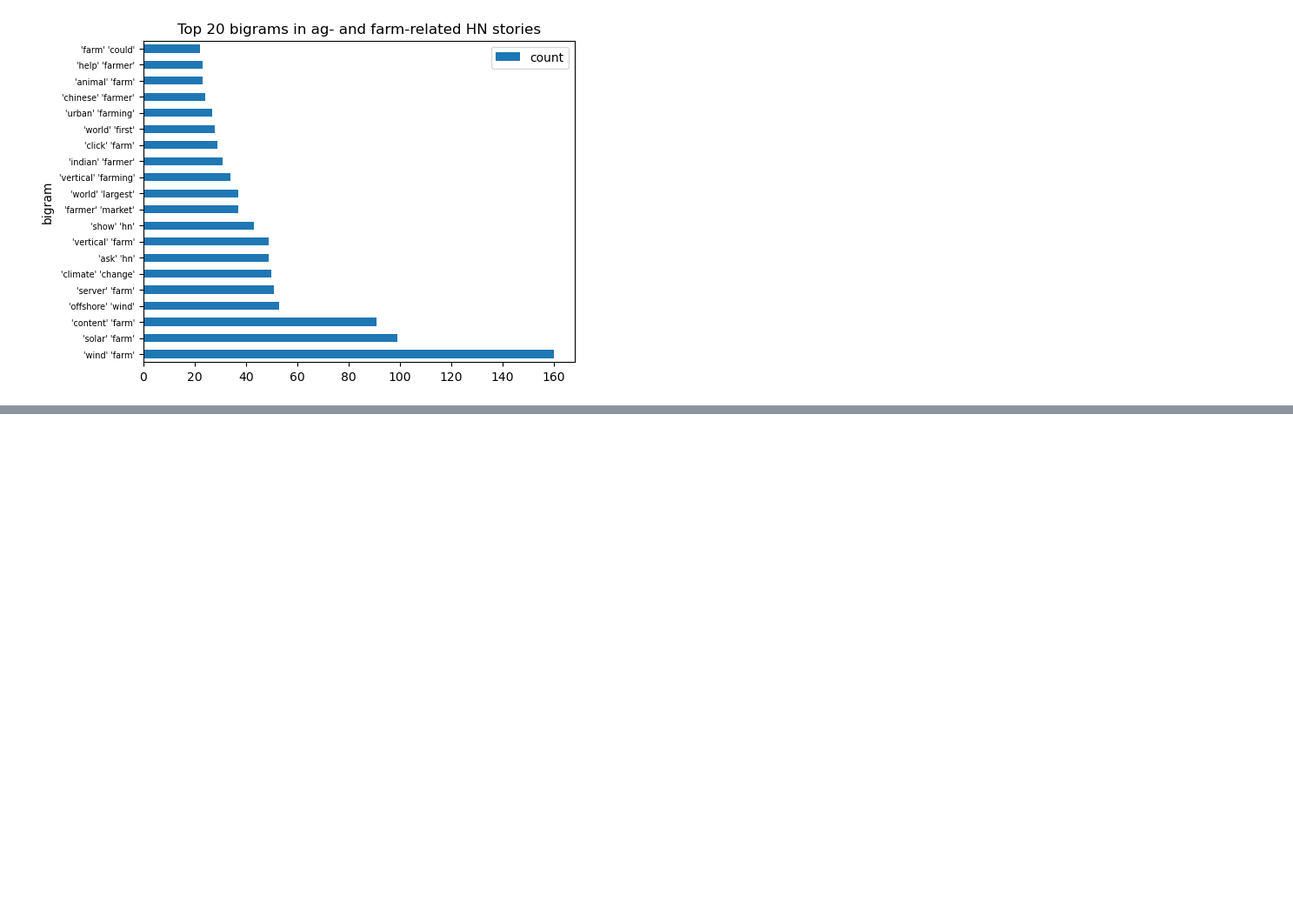
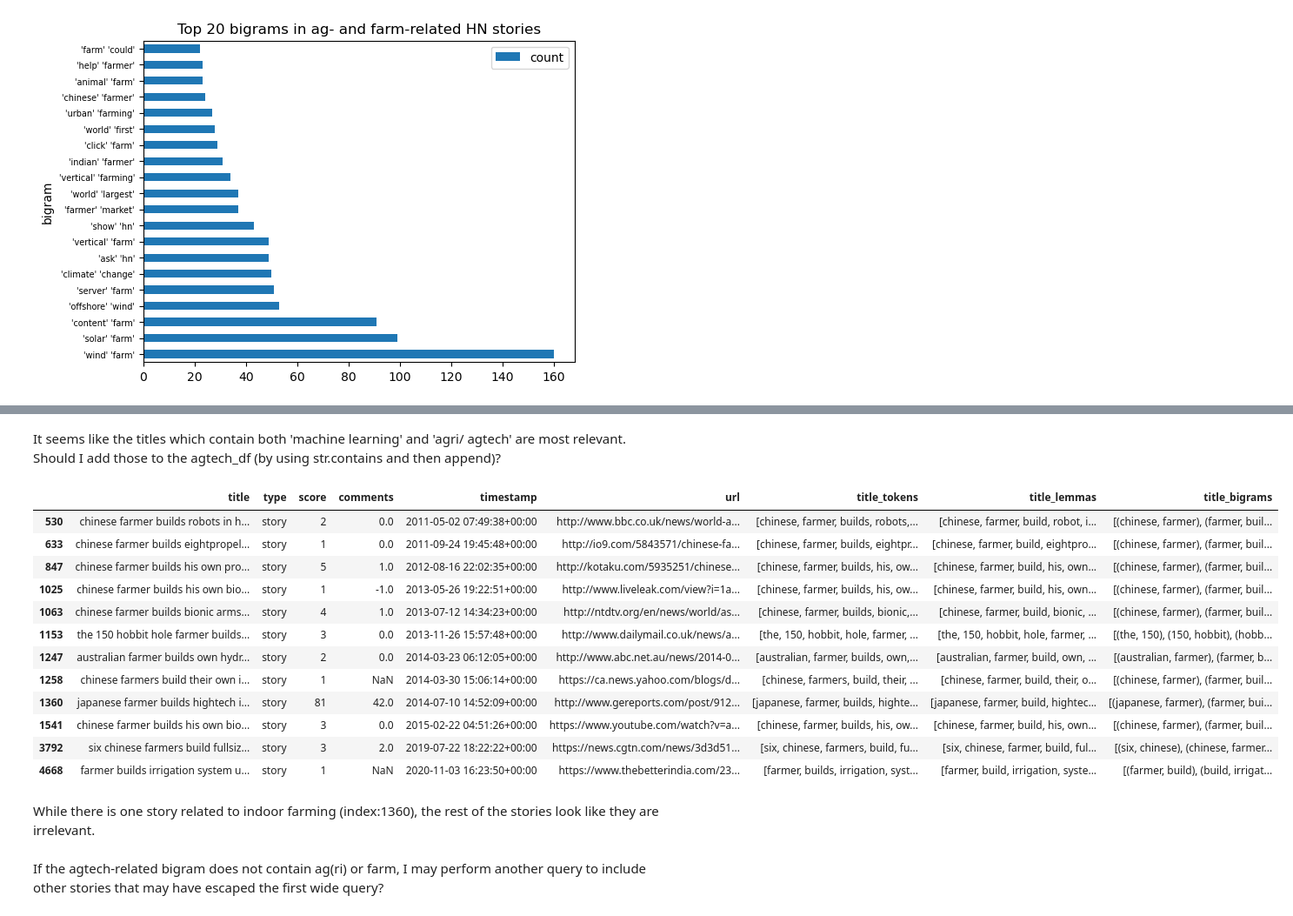
Before and after one commit to fangningtan/hackernews-agtech, a Jupyter notebook: HN-agri-stories.ipynb, the cells around one changed output, grey strips where cells are left out. Shown at 87% size. Cells and saved outputs as stored; diff of their text form; code cells hidden in the pictures; blank space fills up the shorter version.

Commit message:
filtered query results based on bigrams

```diff
--- a/HN-agri-stories.ipynb
+++ b/HN-agri-stories.ipynb
@@ -382,0 +404,15 @@ The top 20 bigrams contain quite a few irrelevant bigrams (e.g. wind farm, solar
+# %%
+# now i need to resave the top_100_bigrams with the parantheses and commas still in place
+# so that i can copy them easily into my list to create the mask
+# construct 2-column df from dict
+bigrams_freq_df2 = pd.DataFrame.from_dict(fdist, orient='index').reset_index()
+
+# rename columns
+bigrams_freq_df2 = bigrams_freq_df2.rename(columns={'index':'bigram', 0:'count'})
+
+# sort by descending order
+bigrams_freq_df2.sort_values(by='count', ascending = False)
+
+# save top 100 into new df
+top_100_bigrams2 = bigrams_freq_df2.nlargest(100,'count')
+top_100_bigrams2
@@ -382,0 +510,27 @@ The top 20 bigrams contain quite a few irrelevant bigrams (e.g. wind farm, solar
+# %% [markdown]
+It seems like the titles which contain both 'machine learning' and 'agri/ agtech' are most relevant. Should I add those to the agtech_df (by using str.contains and then append)?
+# %%
+# select bigrams based on their index and convert them to an array
+fb_selection = top_100_bigrams2.loc[[1644]]['bigram'].to_numpy()
+
+# using a mask, select the rows in ag_farm_df which contain the bigrams in the selection array
+ml_mask = ag_farm_df.title_bigrams.apply(lambda x: any(item for item in fb_selection if item in x))
+ag_farm_df[ml_mask]
+# %% [output]
+|  | title | type | score | comments | timestamp | url | title_tokens | title_lemmas | title_bigrams |
+| 530 | chinese farmer builds robots in h... | story | 2 | 0.0 | 2011-05-02 07:49:38+00:00 | http://www.bbc.co.uk/news/world-a... | [chinese, farmer, builds, robots,... | [chinese, farmer, build, robot, i... | [(chinese, farmer), (farmer, buil... |
+| 633 | chinese farmer builds eightpropel... | story | 1 | 0.0 | 2011-09-24 19:45:48+00:00 | http://io9.com/5843571/chinese-fa... | [chinese, farmer, builds, eightpr... | [chinese, farmer, build, eightpro... | [(chinese, farmer), (farmer, buil... |
+| 847 | chinese farmer builds his own pro... | story | 5 | 1.0 | 2012-08-16 22:02:35+00:00 | http://kotaku.com/5935251/chinese... | [chinese, farmer, builds, his, ow... | [chinese, farmer, build, his, own... | [(chinese, farmer), (farmer, buil... |
+| 1025 | chinese farmer builds his own bio... | story | 1 | -1.0 | 2013-05-26 19:22:51+00:00 | http://www.liveleak.com/view?i=1a... | [chinese, farmer, builds, his, ow... | [chinese, farmer, build, his, own... | [(chinese, farmer), (farmer, buil... |
+| 1063 | chinese farmer builds bionic arms... | story | 4 | 1.0 | 2013-07-12 14:34:23+00:00 | http://ntdtv.org/en/news/world/as... | [chinese, farmer, builds, bionic,... | [chinese, farmer, build, bionic, ... | [(chinese, farmer), (farmer, buil... |
+| 1153 | the 150 hobbit hole farmer builds... | story | 3 | 0.0 | 2013-11-26 15:57:48+00:00 | http://www.dailymail.co.uk/news/a... | [the, 150, hobbit, hole, farmer, ... | [the, 150, hobbit, hole, farmer, ... | [(the, 150), (150, hobbit), (hobb... |
+| 1247 | australian farmer builds own hydr... | story | 2 | 0.0 | 2014-03-23 06:12:05+00:00 | http://www.abc.net.au/news/2014-0... | [australian, farmer, builds, own,... | [australian, farmer, build, own, ... | [(australian, farmer), (farmer, b... |
+| 1258 | chinese farmers build their own i... | story | 1 | NaN | 2014-03-30 15:06:14+00:00 | https://ca.news.yahoo.com/blogs/d... | [chinese, farmers, build, their, ... | [chinese, farmer, build, their, o... | [(chinese, farmer), (farmer, buil... |
+| 1360 | japanese farmer builds hightech i... | story | 81 | 42.0 | 2014-07-10 14:52:09+00:00 | http://www.gereports.com/post/912... | [japanese, farmer, builds, highte... | [japanese, farmer, build, hightec... | [(japanese, farmer), (farmer, bui... |
+| 1541 | chinese farmer builds his own bio... | story | 3 | 0.0 | 2015-02-22 04:51:26+00:00 | https://www.youtube.com/watch?v=a... | [chinese, farmer, builds, his, ow... | [chinese, farmer, build, his, own... | [(chinese, farmer), (farmer, buil... |
+| 3792 | six chinese farmers build fullsiz... | story | 3 | 2.0 | 2019-07-22 18:22:22+00:00 | https://news.cgtn.com/news/3d3d51... | [six, chinese, farmers, build, fu... | [six, chinese, farmer, build, ful... | [(six, chinese), (chinese, farmer... |
+| 4668 | farmer builds irrigation system u... | story | 1 | NaN | 2020-11-03 16:23:50+00:00 | https://www.thebetterindia.com/23... | [farmer, builds, irrigation, syst... | [farmer, build, irrigation, syste... | [(farmer, build), (build, irrigat... |
+# %% [markdown]
+While there is one story related to indoor farming (index:1360), the rest of the stories look like they are irrelevant.
+# %% [markdown]
+If the agtech-related bigram does not contain ag(ri) or farm, I may perform another query to include other stories that may have escaped the first wide query?
```
Also changed, not shown: parts of 18 cells of this notebook.
